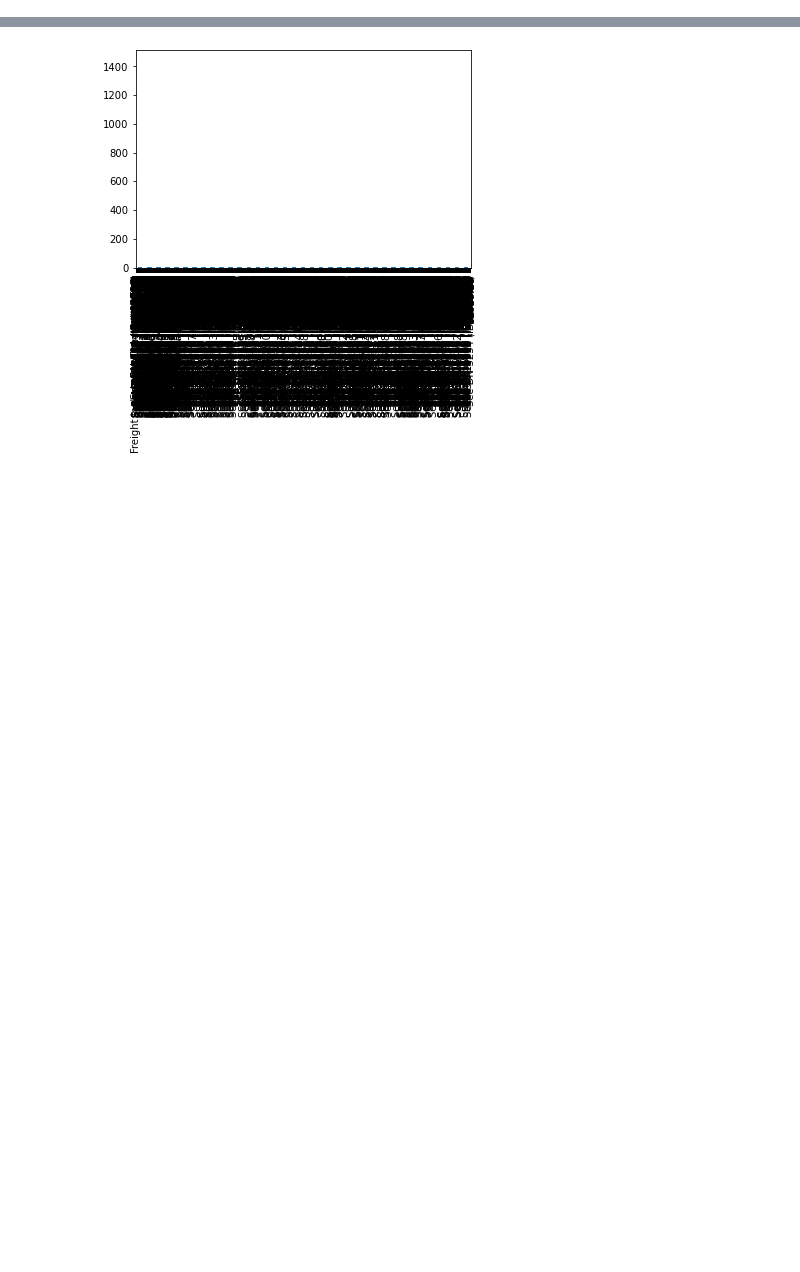
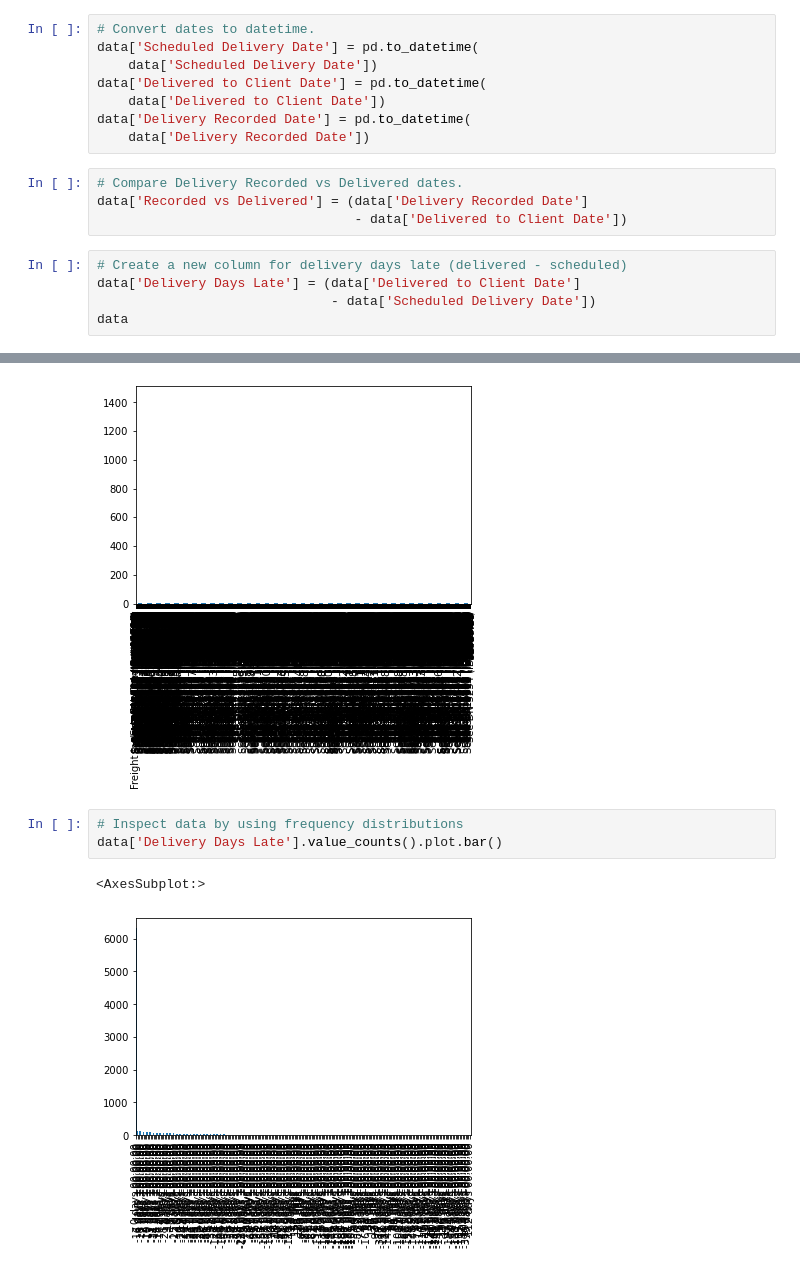
Before and after one commit to MCGUM5/NYCDSA_Project-1, a Jupyter notebook: Project1.ipynb, the cells around one changed output, grey strips where cells are left out. Saved outputs shown, nothing was run; the diff lists cells and outputs as text; blank space fills up the shorter version.

```diff
--- a/Project1.ipynb
+++ b/Project1.ipynb
@@ -23,3 +24,20 @@ data
 | 10322 | 86822 | 200-ZW-T30 | FPQ-16523 | SO-51680 | DN-4334 | Zimbabwe | PMO - US | From RDC | ... |
 | 10323 | 86823 | 103-ZW-T30 | FPQ-15197 | SO-50022 | DN-4336 | Zimbabwe | PMO - US | From RDC | ... |
 10324 rows × 33 columns
+# %%
+# Convert dates to datetime.
+data['Scheduled Delivery Date'] = pd.to_datetime(
+    data['Scheduled Delivery Date'])
+data['Delivered to Client Date'] = pd.to_datetime(
+    data['Delivered to Client Date'])
+data['Delivery Recorded Date'] = pd.to_datetime(
+    data['Delivery Recorded Date'])
+# %%
+# Compare Delivery Recorded vs Delivered dates.
+data['Recorded vs Delivered'] = (data['Delivery Recorded Date']
+                                 - data['Delivered to Client Date'])
+# %%
+# Create a new column for delivery days late (delivered - scheduled)
+data['Delivery Days Late'] = (data['Delivered to Client Date']
+                              - data['Scheduled Delivery Date'])
+data
@@ -143,3 +175,9 @@ data['Freight Cost (USD)'].value_counts().plot.bar()
 # %% [output]
 <AxesSubplot:>
 [figure]
+# %%
+# Inspect data by using frequency distributions
+data['Delivery Days Late'].value_counts().plot.bar()
+# %% [output]
+<AxesSubplot:>
+[figure, added]
```
Also changed, not shown: parts of 3 cells of this notebook.
